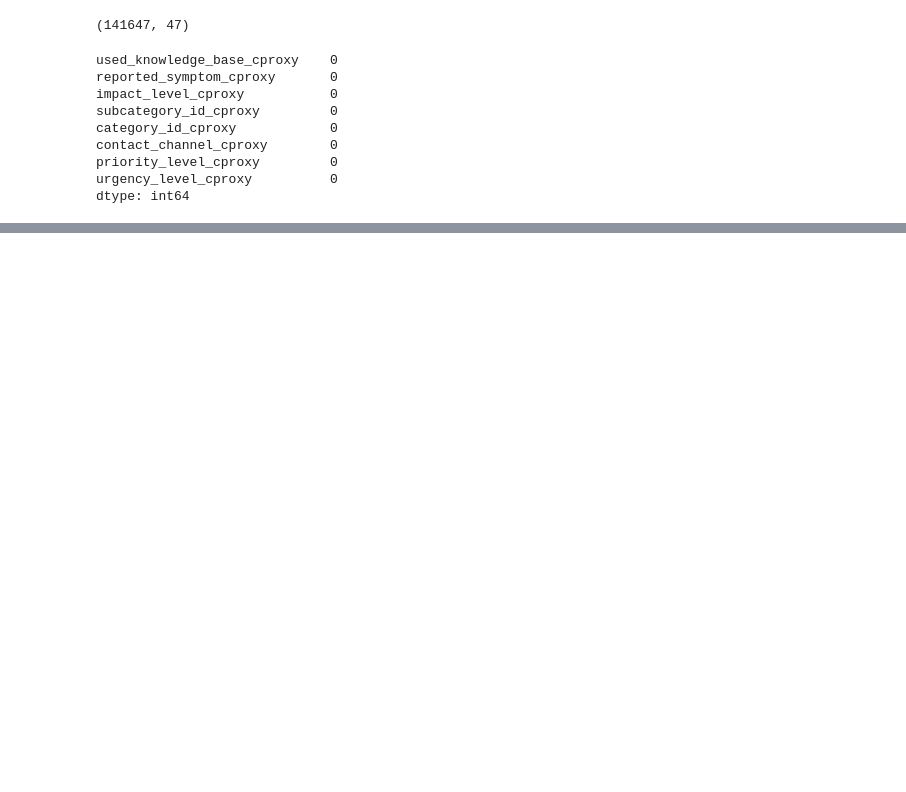
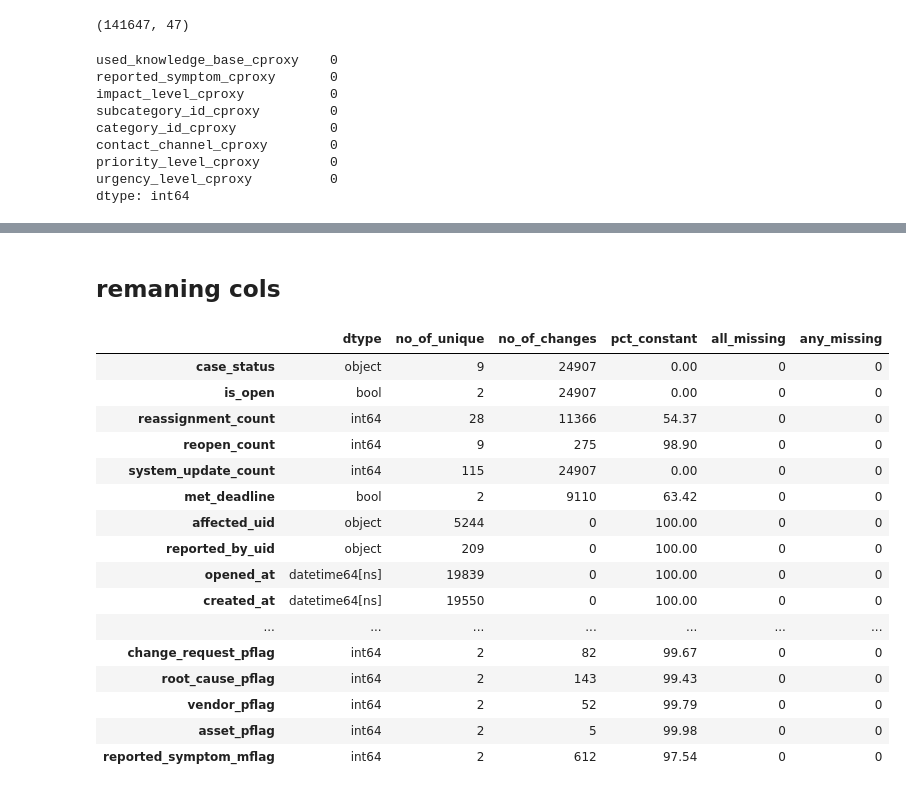
Before and after one commit to shashankgarewal/temporal-sequence-eventLog, a Jupyter notebook: notebooks/03_model_base_table.ipynb, the cells around one changed output, grey strips where cells are left out. Cells and saved outputs as stored; diff of their text form; code cells hidden in the pictures; blank space fills up the shorter version.

```diff
--- a/notebooks/03_model_base_table.ipynb
+++ b/notebooks/03_model_base_table.ipynb
@@ -482,0 +490,7 @@ dtype: int64
+# %%
+df['impact_encoded'] = df['impact_level'].map({'3 - Low': 1, '2 - Medium': 2, '1 - High': 3})
+df.drop('impact_level', axis=1, inplace=True)
+df['urgency_encoded'] = df['urgency_level'].map({'3 - Low': 1, '2 - Medium': 2, '1 - High': 3})
+df.drop('urgency_level', axis=1, inplace=True)
+df["priority_encoded"] = df["priority_level"].map({"1 - Critical":  4,"2 - High": 3, "3 - Moderate": 2, "4 - Low": 1})
+df.drop("priority_level", axis=1, inplace=True)
@@ -482,0 +540,22 @@ dtype: int64
+# %% [markdown]
+## remaning cols
+# %%
+generate_df_prop(df)
+# %% [output]
+|  | dtype | no_of_unique | no_of_changes | pct_constant | all_missing | any_missing |
+| case_status | object | 9 | 24907 | 0.00 | 0 | 0 |
+| is_open | bool | 2 | 24907 | 0.00 | 0 | 0 |
+| reassignment_count | int64 | 28 | 11366 | 54.37 | 0 | 0 |
+| reopen_count | int64 | 9 | 275 | 98.90 | 0 | 0 |
+| system_update_count | int64 | 115 | 24907 | 0.00 | 0 | 0 |
+| met_deadline | bool | 2 | 9110 | 63.42 | 0 | 0 |
+| affected_uid | object | 5244 | 0 | 100.00 | 0 | 0 |
+| reported_by_uid | object | 209 | 0 | 100.00 | 0 | 0 |
+| opened_at | datetime64[ns] | 19839 | 0 | 100.00 | 0 | 0 |
+| created_at | datetime64[ns] | 19550 | 0 | 100.00 | 0 | 0 |
+| ... | ... | ... | ... | ... | ... | ... |
+| change_request_pflag | int64 | 2 | 82 | 99.67 | 0 | 0 |
+| root_cause_pflag | int64 | 2 | 143 | 99.43 | 0 | 0 |
+| vendor_pflag | int64 | 2 | 52 | 99.79 | 0 | 0 |
+| asset_pflag | int64 | 2 | 5 | 99.98 | 0 | 0 |
+| reported_symptom_mflag | int64 | 2 | 612 | 97.54 | 0 | 0 |
```
Also changed, not shown: parts of 13 cells of this notebook, 1 other file.
